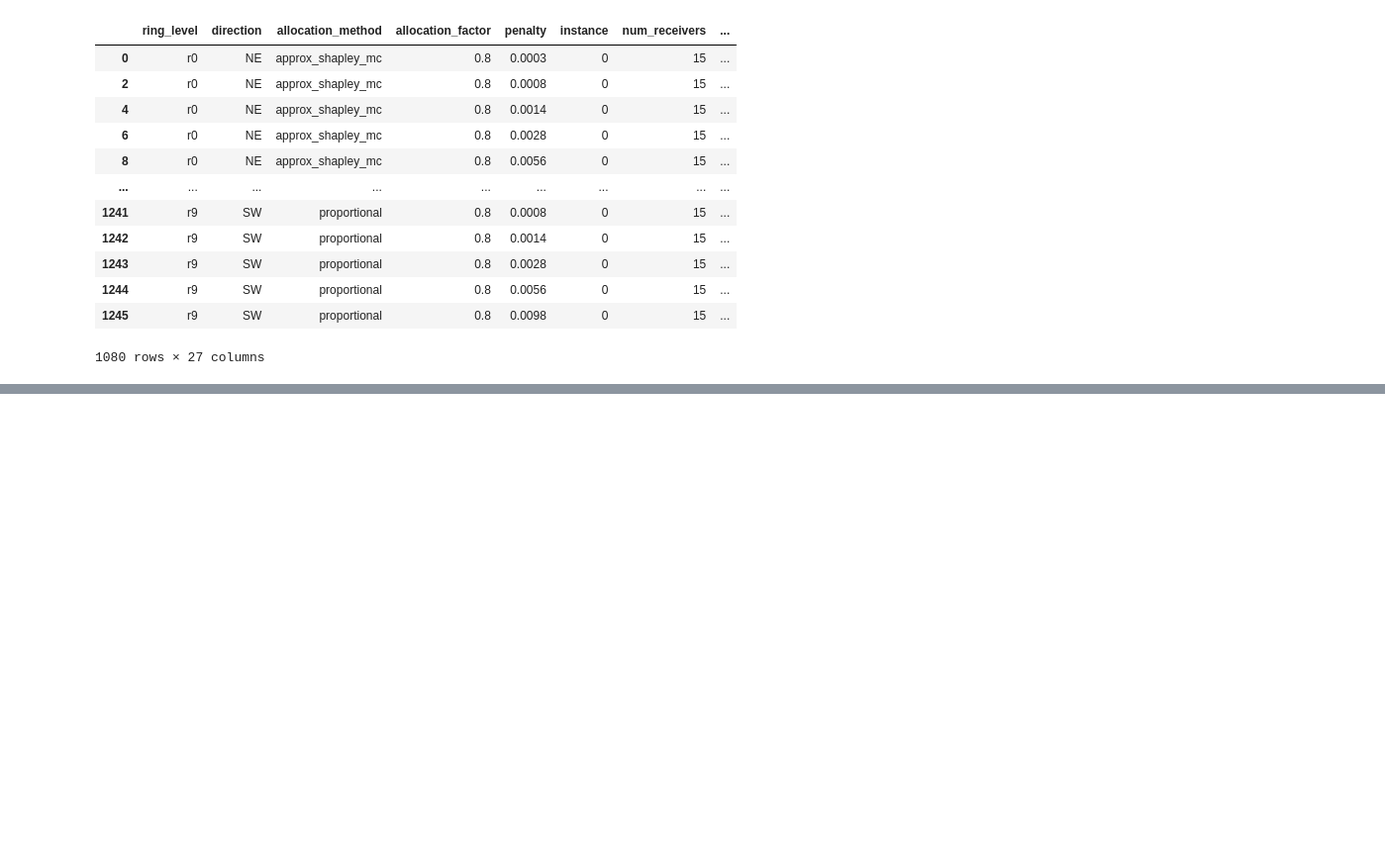
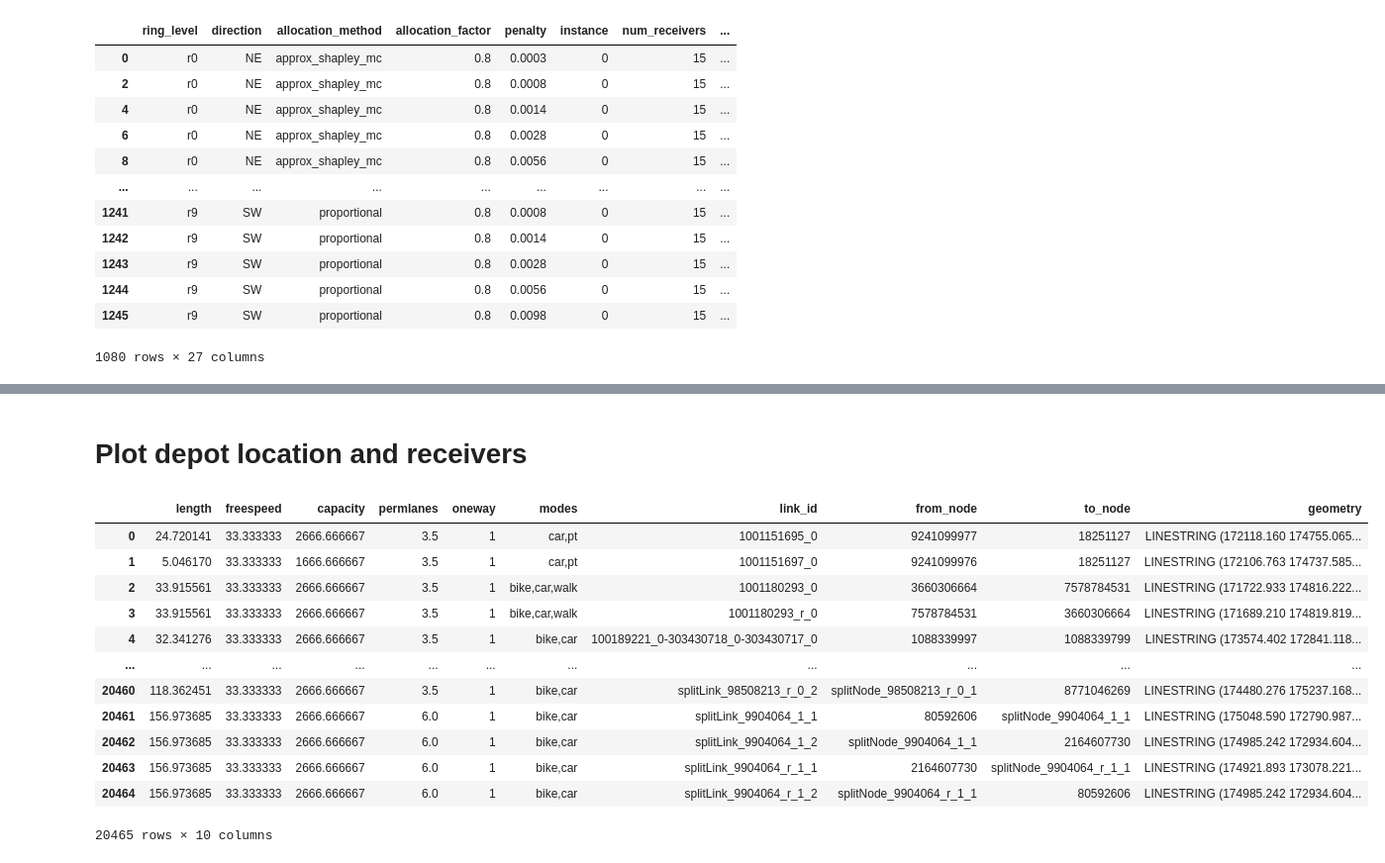
Before and after one commit to XanderPENG/matsim-libs-2024, a Jupyter notebook: python/freightCollabLeuven/anaysis.ipynb, the cells around one changed output, grey strips where cells are left out. Shown at 99% size. Saved outputs shown, nothing was run; the diff lists cells and outputs as text; code cells hidden in the pictures; blank space fills up the shorter version.

```diff
--- a/python/freightCollabLeuven/anaysis.ipynb
+++ b/python/freightCollabLeuven/anaysis.ipynb
@@ -51,0 +395,2 @@ anls_agg_metrics_df
+# %% [markdown]
+# Plot depot location and receivers
@@ -51,0 +405,17 @@ anls_agg_metrics_df
+# %%
+network = gpd.read_file(PROJECT_ROOT/'data'/'GemeenteLeuvenWithHbefaType'/'car_network_cropped.geojson')
+network
+# %% [output]
+|  | length | freespeed | capacity | permlanes | oneway | modes | link_id | from_node | to_node | geometry |
+| 0 | 24.720141 | 33.333333 | 2666.666667 | 3.5 | 1 | car,pt | 1001151695_0 | 9241099977 | 18251127 | LINESTRING (172118.160 174755.065... |
+| 1 | 5.046170 | 33.333333 | 1666.666667 | 3.5 | 1 | car,pt | 1001151697_0 | 9241099976 | 18251127 | LINESTRING (172106.763 174737.585... |
+| 2 | 33.915561 | 33.333333 | 2666.666667 | 3.5 | 1 | bike,car,walk | 1001180293_0 | 3660306664 | 7578784531 | LINESTRING (171722.933 174816.222... |
+| 3 | 33.915561 | 33.333333 | 2666.666667 | 3.5 | 1 | bike,car,walk | 1001180293_r_0 | 7578784531 | 3660306664 | LINESTRING (171689.210 174819.819... |
+| 4 | 32.341276 | 33.333333 | 2666.666667 | 3.5 | 1 | bike,car | 100189221_0-303430718_0-303430717_0 | 1088339997 | 1088339799 | LINESTRING (173574.402 172841.118... |
+| ... | ... | ... | ... | ... | ... | ... | ... | ... | ... | ... |
+| 20460 | 118.362451 | 33.333333 | 2666.666667 | 3.5 | 1 | bike,car | splitLink_98508213_r_0_2 | splitNode_98508213_r_0_1 | 8771046269 | LINESTRING (174480.276 175237.168... |
+| 20461 | 156.973685 | 33.333333 | 2666.666667 | 6.0 | 1 | bike,car | splitLink_9904064_1_1 | 80592606 | splitNode_9904064_1_1 | LINESTRING (175048.590 172790.987... |
+| 20462 | 156.973685 | 33.333333 | 2666.666667 | 6.0 | 1 | bike,car | splitLink_9904064_1_2 | splitNode_9904064_1_1 | 2164607730 | LINESTRING (174985.242 172934.604... |
+| 20463 | 156.973685 | 33.333333 | 2666.666667 | 6.0 | 1 | bike,car | splitLink_9904064_r_1_1 | 2164607730 | splitNode_9904064_r_1_1 | LINESTRING (174921.893 173078.221... |
+| 20464 | 156.973685 | 33.333333 | 2666.666667 | 6.0 | 1 | bike,car | splitLink_9904064_r_1_2 | splitNode_9904064_r_1_1 | 80592606 | LINESTRING (174985.242 172934.604... |
+20465 rows × 10 columns
```
Also changed, not shown: parts of 20 cells of this notebook, 6 other files.
